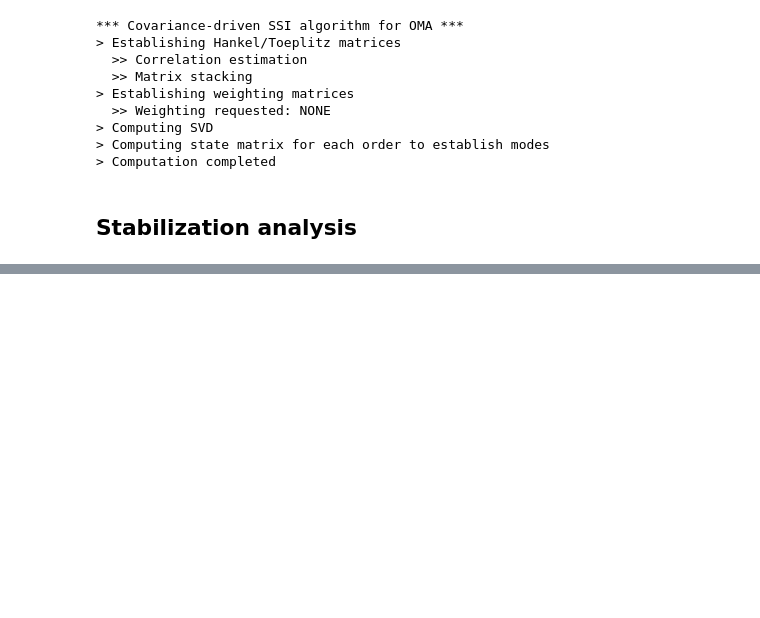
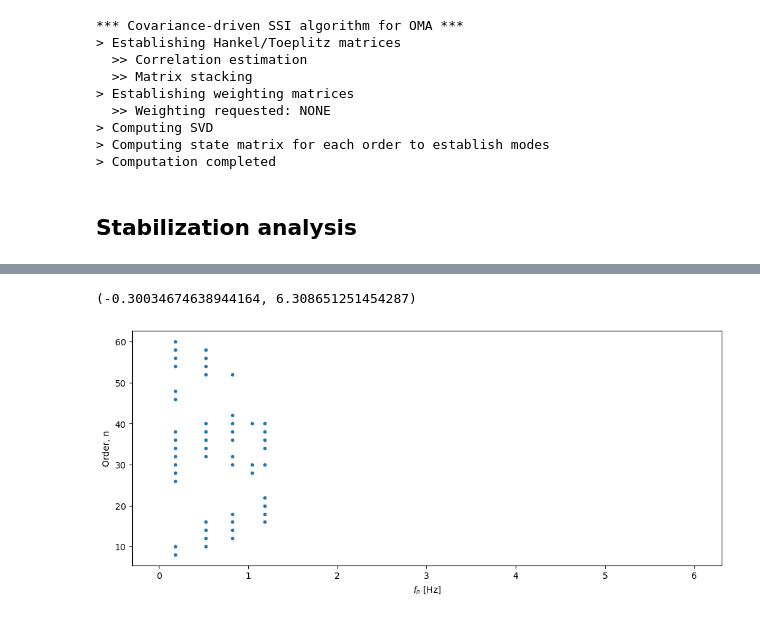
Before and after one commit to knutankv/koma, a Jupyter notebook: examples/Stabilization analysis example.ipynb, the cells around one changed output, grey strips where cells are left out. Drawn from its saved outputs; the diff is of its cells as text; code cells hidden in the pictures; blank space fills up the shorter version.

```diff
--- a/examples/Stabilization analysis example.ipynb
+++ b/examples/Stabilization analysis example.ipynb
@@ -75,7 +54,7 @@ __ = ax[-1].set_xlabel('Time [s]')
 # %% [markdown]
 ## Define SSI parameters
 # %%
-i = 50
+i = 30
 orders_input = np.arange(2, 60+2, 2)
 # %% [markdown]
 ## Cov-SSI call
@@ -136,9 +115,12 @@ ax.set_xlim(xlim)
 # %%
-s = 4
+s = 3
 stabcrit = {'freq':0.01, 'damping': 0.01, 'mac': 0.1}
 
 lambd_stab, phi_stab, orders_stab, ix_stab = koma.oma.find_stable_poles(lambd, phi, orders, s,
                                                                         stabcrit=stabcrit) # Stable poles
 
 ax = stabplot_simple(lambd_stab, orders_stab)
 ax.set_xlim(xlim)
+# %% [output]
+(-0.30034674638944164, 6.308651251454287)
+[figure, added]
```
Also changed, not shown: parts of 13 cells of this notebook.
